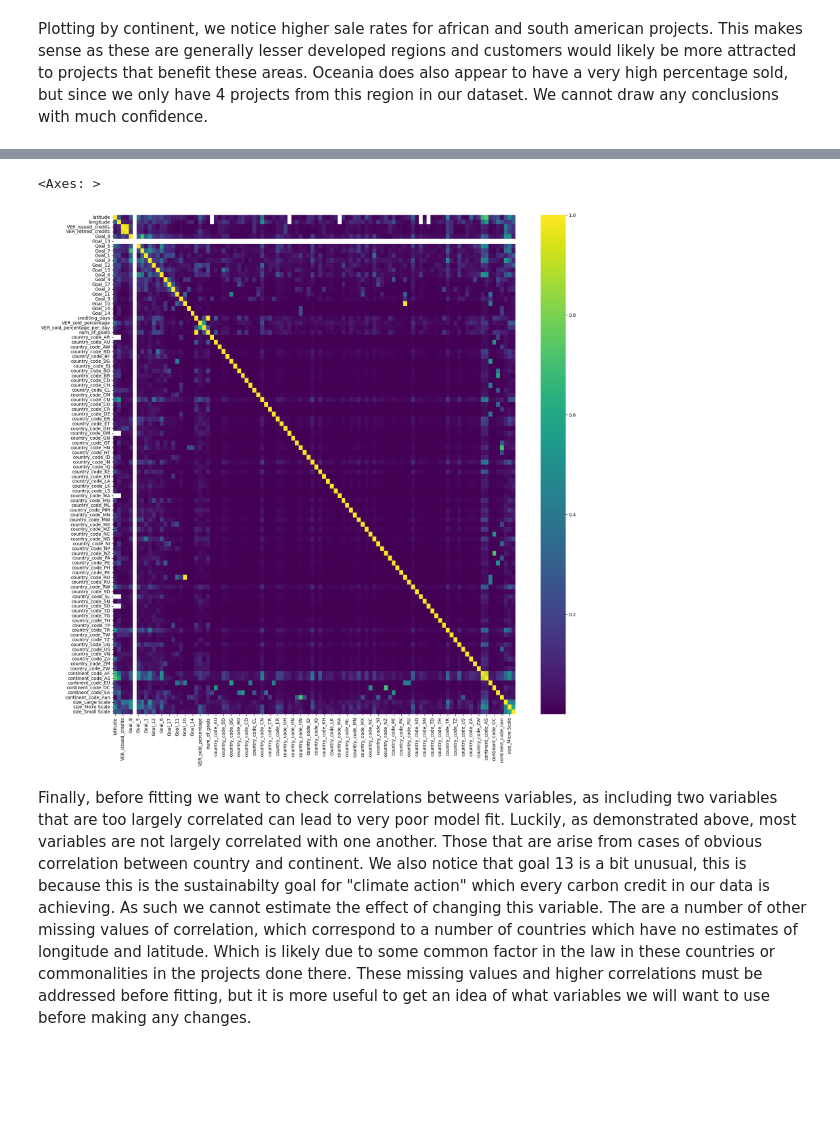
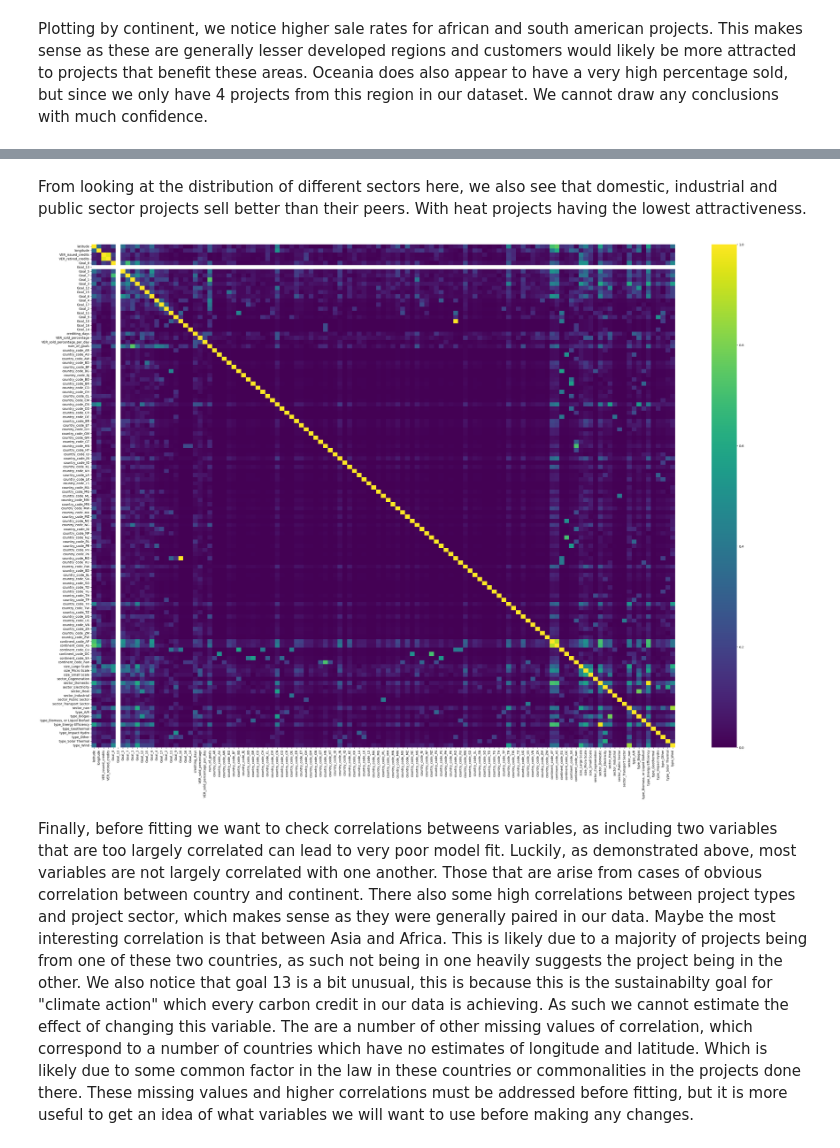
Before and after one commit to balendra-singh/ads_earthchain, a Jupyter notebook: notebooks/EDA.ipynb, the cells around one changed output, grey strips where cells are left out. Drawn from its saved outputs; the diff is of its cells as text; code cells hidden in the pictures; blank space fills up the shorter version.

```diff
--- a/notebooks/EDA.ipynb
+++ b/notebooks/EDA.ipynb
@@ -112,3 +216,20 @@ plt.show()
 # %% [markdown]
 Plotting by continent, we notice higher sale rates for african and south american projects. This makes sense as these are generally lesser developed regions and customers would likely be more attracted to projects that benefit these areas.
 Oceania does also appear to have a very high percentage sold, but since we only have 4 projects from this region in our dataset. We cannot draw any conclusions with much confidence.
+# %%
+def TypeSplit(row,data=data):
+    Type=row['type'].split(' - ')
+    if Type[0]== 'Small, Low':
+        Type[0]=Type[1]
+    return(Type[0])
+
+def SectorSplit(row,data=data):
+    Type=row['type'].split(' - ')
+    if len(Type)<2:
+        return row['type']
+    if Type[0]== 'Small, Low':
+        Type[1]='Electricity'
+    return(Type[1])
+# %%
+data['sector']=data.apply(SectorSplit,axis=1)
+data['type']=data.apply(TypeSplit,axis=1)
@@ -115,22 +272,31 @@ Oceania does also appear to have a very high percentage sold, but since we only
+# %% [markdown]
+From looking at the distribution of different sectors here, we also see that domestic, industrial and public sector projects sell better than their peers. With heat projects having the lowest attractiveness.
 # %%
 import sklearn.preprocessing as preprocessing
 
-CountryEncoder=preprocessing.OneHotEncoder(sparse=False)
+CountryEncoder=preprocessing.OneHotEncoder(sparse_output=False)
 CountryEncoder.fit(data[['country_code']])
 data[CountryEncoder.get_feature_names_out()]=CountryEncoder.transform(data[['country_code']])
-ContinentEncoder=preprocessing.OneHotEncoder(sparse=False)
+ContinentEncoder=preprocessing.OneHotEncoder(sparse_output=False)
 ContinentEncoder.fit(data[['continent_code']])
 data[ContinentEncoder.get_feature_names_out()]=ContinentEncoder.transform(data[['continent_code']])
-SizeEncoder=preprocessing.OneHotEncoder(sparse=False)
+SizeEncoder=preprocessing.OneHotEncoder(sparse_output=False)
 SizeEncoder.fit(data[['size']])
 data[SizeEncoder.get_feature_names_out()]=SizeEncoder.transform(data[['size']])
+SectorEncoder=preprocessing.OneHotEncoder(sparse_output=False)
+SectorEncoder.fit(data[['sector']])
+data[SectorEncoder.get_feature_names_out()]=SectorEncoder.transform(data[['sector']])
+TypeEncoder=preprocessing.OneHotEncoder(sparse_output=False)
+TypeEncoder.fit(data[['type']])
+data[TypeEncoder.get_feature_names_out()]=TypeEncoder.transform(data[['type']])
 # %%
-plt.figure(figsize=(20,20))
-sns.heatmap(data.drop(['id','estimated_annual_credits','sustaincert_id','poa_project_id','poa_project_sustaincert_id'],axis=1).corr().abs(),cmap='viridis')
+plt.figure(figsize=(35,25))
+sns.heatmap(data.drop(['id','estimated_annual_credits','sustaincert_id','poa_project_id','poa_project_sustaincert_id'],axis=1).corr(numeric_only=True).abs(),cmap='viridis')
+plt.tight_layout()
 # %% [output]
-<Axes: >
-[figure, old version]
+[figure, new version]
 # %% [markdown]
-Finally, before fitting we want to check correlations betweens variables, as including two variables that are too largely correlated can lead to very poor model fit. Luckily, as demonstrated above, most variables are not largely correlated with one another. Those that are arise from cases of obvious correlation between country and continent.
+Finally, before fitting we want to check correlations betweens variables, as including two variables that are too largely correlated can lead to very poor model fit. Luckily, as demonstrated above, most variables are not largely correlated with one another. Those that are arise from cases of obvious correlation between country and continent. There also some high correlations between project types and project sector, which makes sense as they were generally paired in our data.
+Maybe the most interesting correlation is that between Asia and Africa. This is likely due to a majority of projects being from one of these two countries, as such not being in one heavily suggests the project being in the other.
 We also notice that goal 13 is a bit unusual, this is because this is the sustainabilty goal for "climate action" which every carbon credit in our data is achieving. As such we cannot estimate the effect of changing this variable. The are a number of other missing values of correlation, which correspond to a number of countries which have no estimates of longitude and latitude. Which is likely due to some common factor in the law in these countries or commonalities in the projects done there.
 These missing values and higher correlations must be addressed before fitting, but it is more useful to get an idea of what variables we will want to use before making any changes.
```
Also changed, not shown: parts of 34 cells of this notebook, 10 other files.
